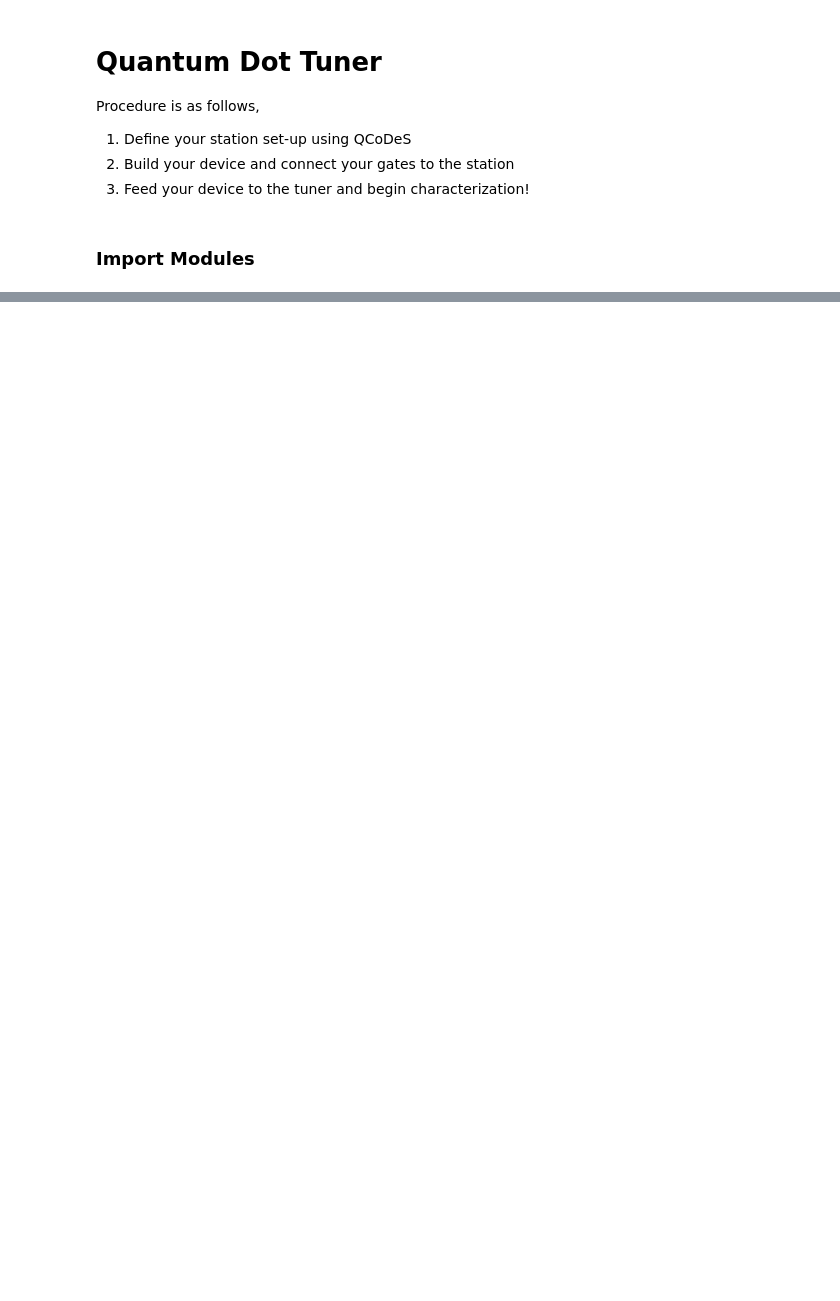
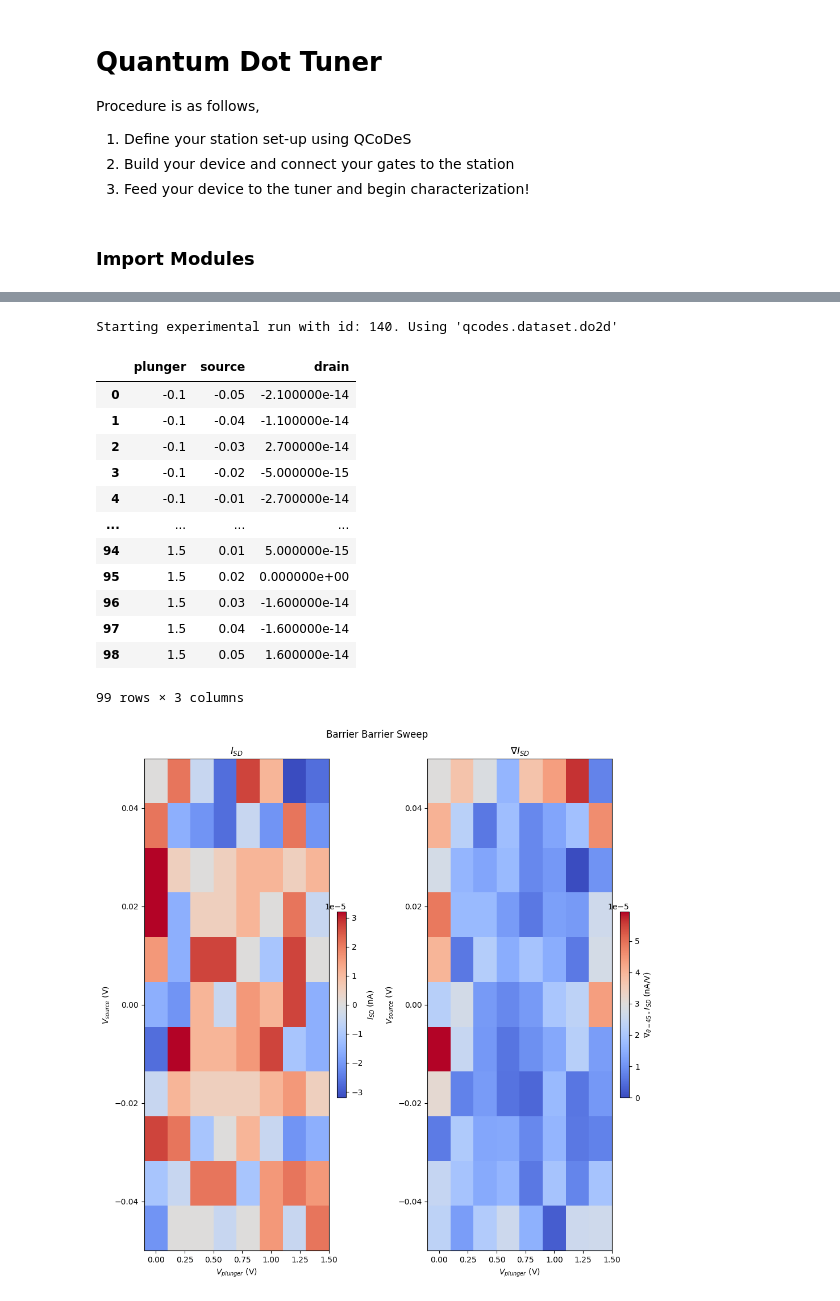
Before and after one commit to mainCSG/qd-device-tuner, a Jupyter notebook: sandbox.ipynb, the cells around one changed output, grey strips where cells are left out. Cells and saved outputs as stored; diff of their text form; code cells hidden in the pictures; blank space fills up the shorter version.

```diff
--- a/sandbox.ipynb
+++ b/sandbox.ipynb
@@ -58,0 +126,18 @@ tuner = SingleChargeTransistor(device=SET, save_dir=Path("."))
+# %%
+tuner.coulomb_diamonds()
+# %% [output]
+Starting experimental run with id: 140. Using 'qcodes.dataset.do2d'
+|  | plunger | source | drain |
+| 0 | -0.1 | -0.05 | -2.100000e-14 |
+| 1 | -0.1 | -0.04 | -1.100000e-14 |
+| 2 | -0.1 | -0.03 | 2.700000e-14 |
+| 3 | -0.1 | -0.02 | -5.000000e-15 |
+| 4 | -0.1 | -0.01 | -2.700000e-14 |
+| ... | ... | ... | ... |
+| 94 | 1.5 | 0.01 | 5.000000e-15 |
+| 95 | 1.5 | 0.02 | 0.000000e+00 |
+| 96 | 1.5 | 0.03 | -1.600000e-14 |
+| 97 | 1.5 | 0.04 | -1.600000e-14 |
+| 98 | 1.5 | 0.05 | 1.600000e-14 |
+99 rows × 3 columns
+[figure, added]
```
Also changed, not shown: parts of 19 cells of this notebook, 25 other files.
